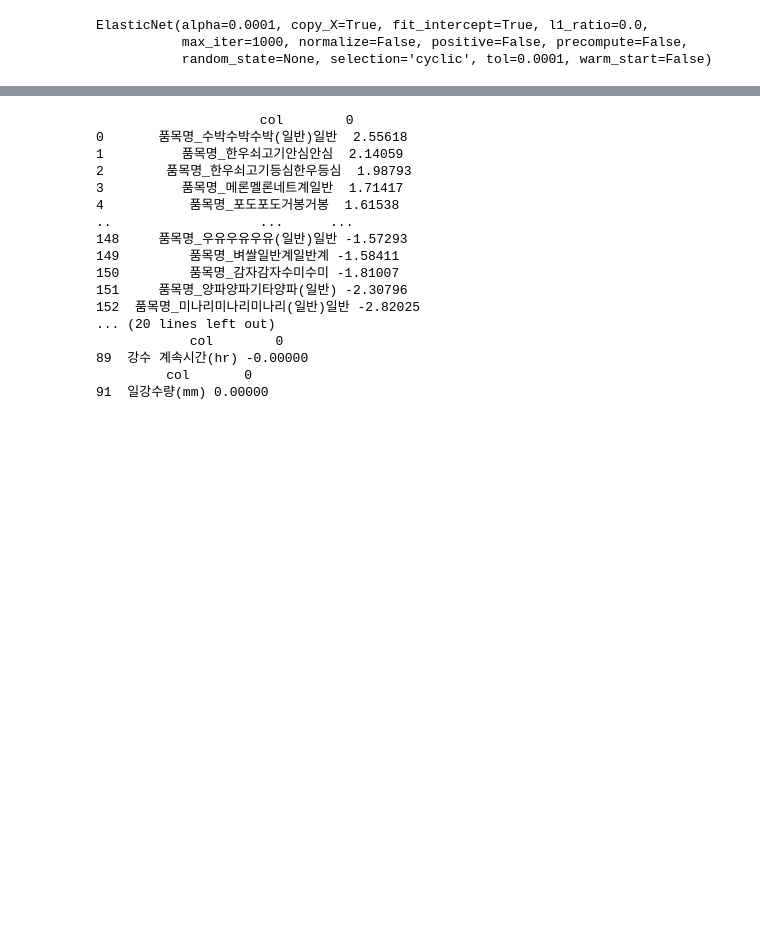
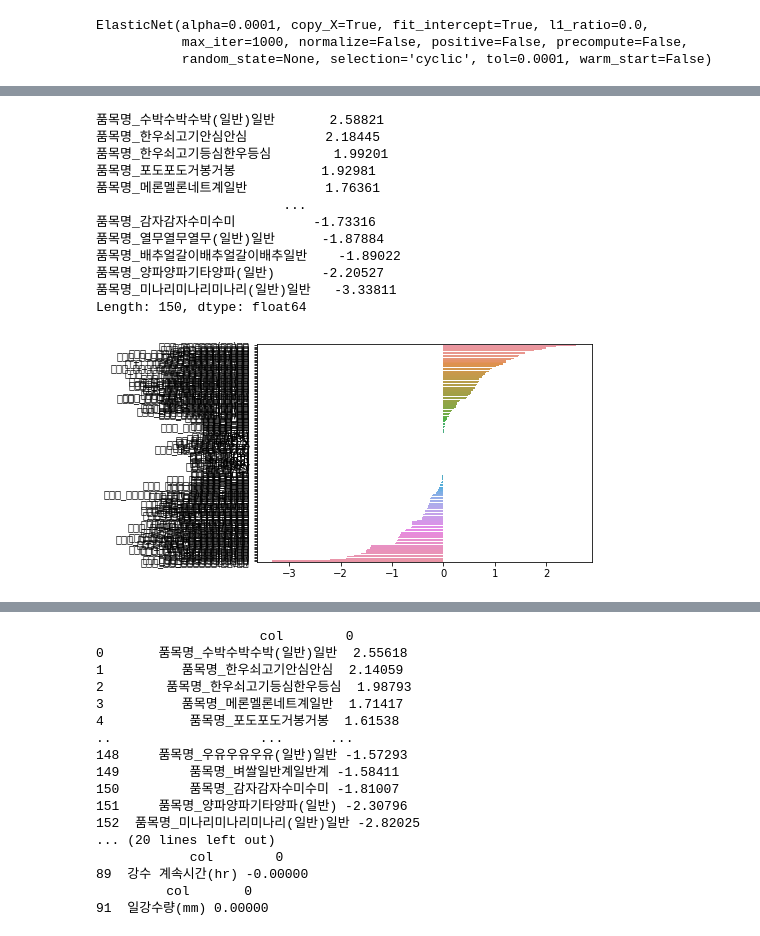
Before and after one commit to meowpunch/bobsim-research, a Jupyter notebook: src/main/python/grid_search.ipynb, the cells around one changed output, grey strips where cells are left out. Saved outputs shown, nothing was run; the diff lists cells and outputs as text; code cells hidden in the pictures; blank space fills up the shorter version.

```diff
--- a/src/main/python/grid_search.ipynb
+++ b/src/main/python/grid_search.ipynb
@@ -325,0 +259,16 @@ l_coef = plot_coef(elastic_net)
+# %%
+plot_coef(ela2, X_train2)
+# %% [output]
+품목명_수박수박수박(일반)일반       2.58821
+품목명_한우쇠고기안심안심          2.18445
+품목명_한우쇠고기등심한우등심        1.99201
+품목명_포도포도거봉거봉           1.92981
+품목명_메론멜론네트계일반          1.76361
+                        ...
+품목명_감자감자수미수미          -1.73316
+품목명_열무열무열무(일반)일반      -1.87884
+품목명_배추얼갈이배추얼갈이배추일반    -1.89022
+품목명_양파양파기타양파(일반)      -2.20527
+품목명_미나리미나리미나리(일반)일반   -3.33811
+Length: 150, dtype: float64
+[figure, added]
```
Also changed, not shown: parts of 17 cells of this notebook, 8 other files.
